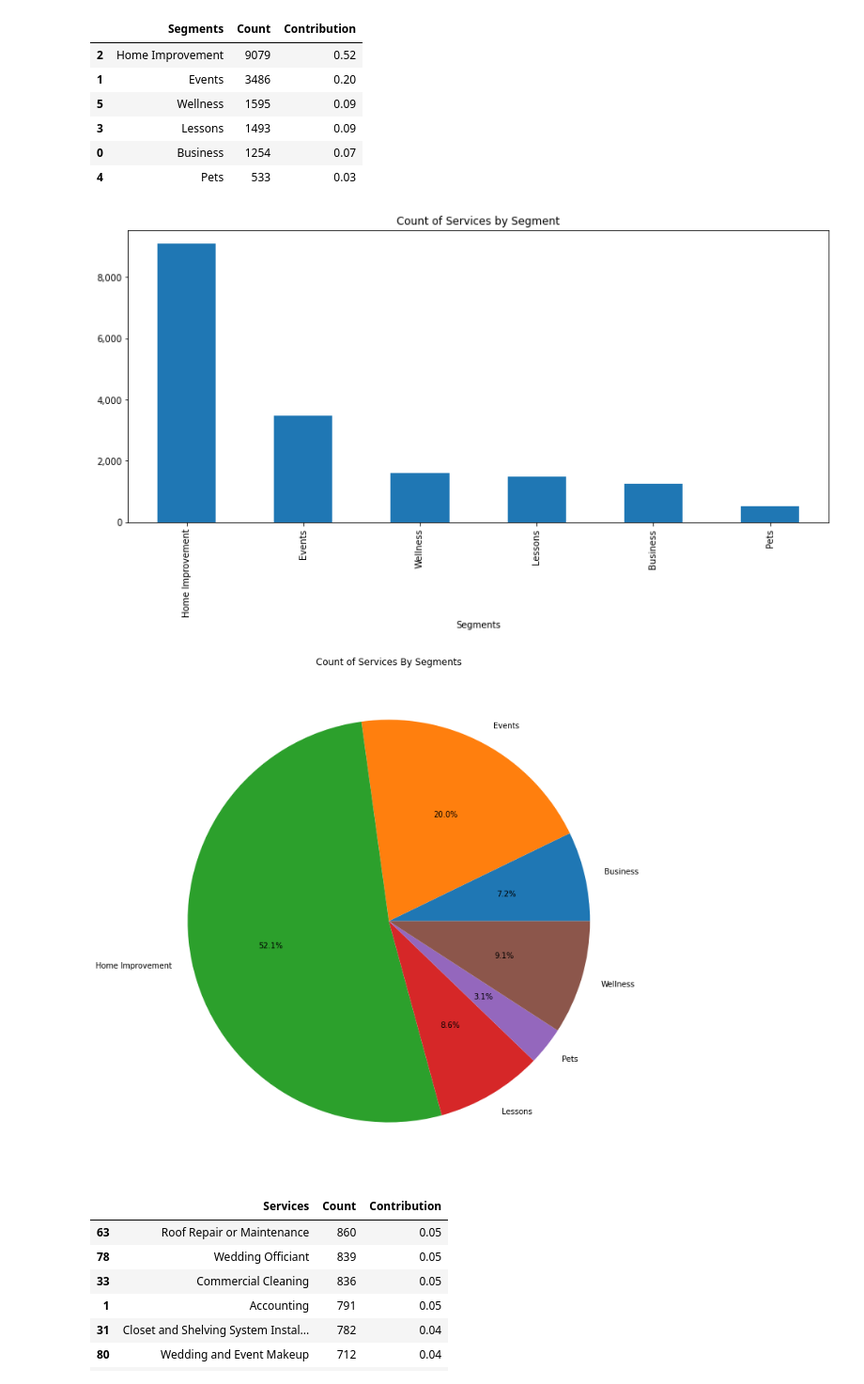
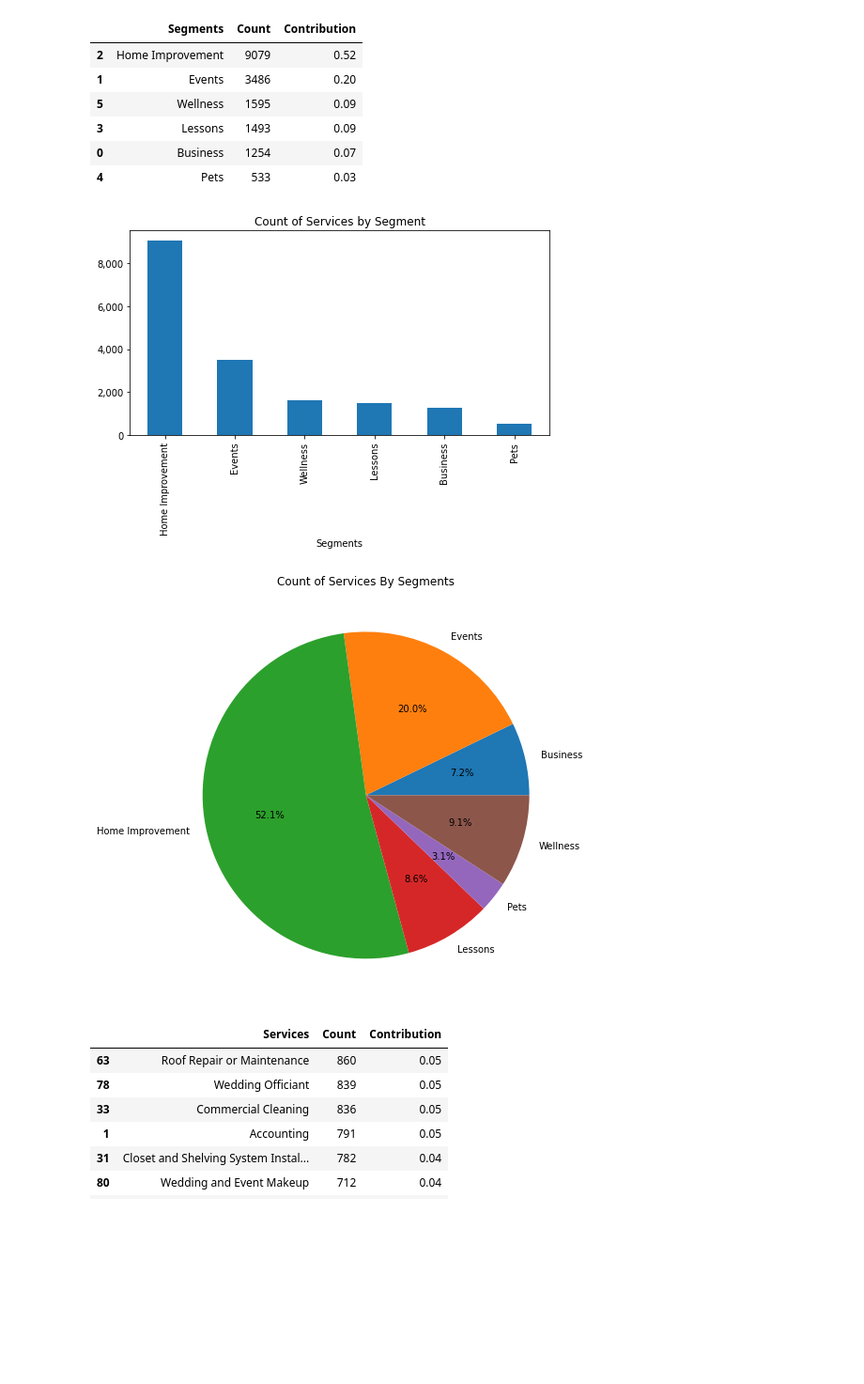
Before and after one commit to ameeruljunaidi/ScrapeThumbtack, a Jupyter notebook: analysis/main.ipynb, the cells around one changed output. Shown at 94% size. Cells and saved outputs as stored; diff of their text form; code cells hidden in the pictures; blank space fills up the shorter version.

```diff
--- a/analysis/main.ipynb
+++ b/analysis/main.ipynb
@@ -46,20 +46,20 @@ dfSegmentCount.sort_values(by="Count", ascending=False)
 | 4 | Pets | 533 | 0.03 |
 # %%
 segmentCount.sort_values(ascending=False).plot.bar(
-    title="Count of Services by Segment", figsize=(14, 6))
+    title="Count of Services by Segment", figsize=(8,4))
 current_values = plt.gca().get_yticks()
 plt.gca().set_yticklabels(['{:,.0f}'.format(x) for x in current_values])
 plt.show()
 
 segmentCount.plot.pie(autopct="%.1f%%",
                       title="Count of Services By Segments",
                       y="Count",
                       ylabel="",
-                      figsize=(12, 12))
+                      figsize=(8, 8))
 plt.show()
 # %% [output]
-[figure, old version]
+[figure, new version]
-[figure, old version]
+[figure, new version]
 # %%
 # See ranking by count
 servicesCount = df.groupby("Services")["Services"].count()
```
